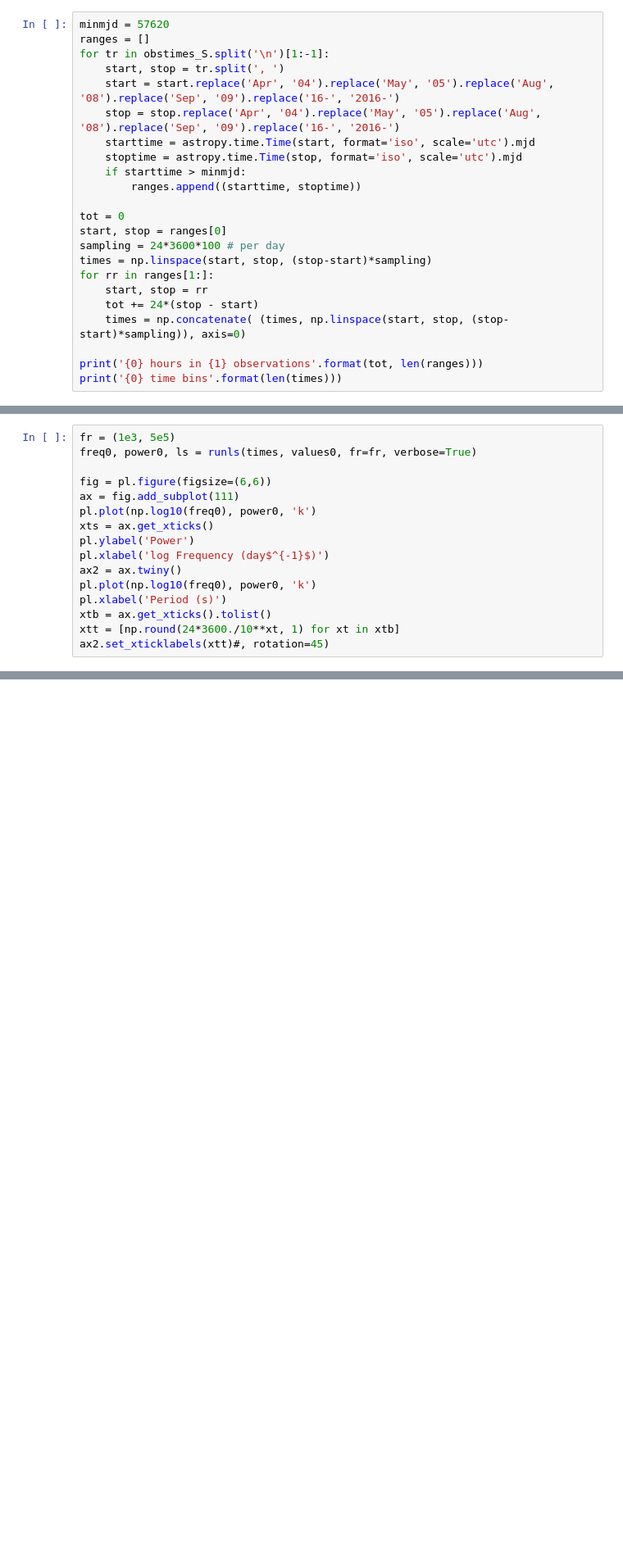
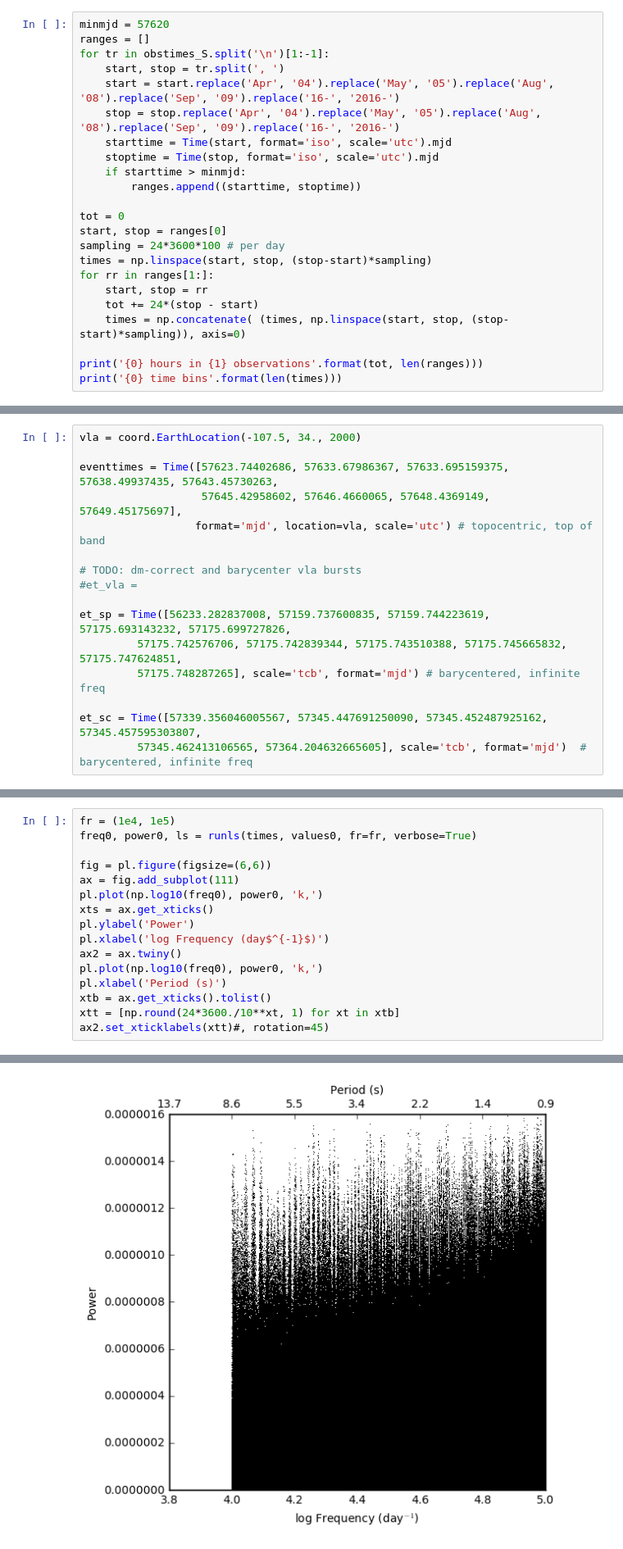
Before and after one commit to caseyjlaw/FRB121102, a Jupyter notebook: temporal_statistics.ipynb, the cells around one changed output, grey strips where cells are left out. Shown at 82% size. Saved outputs shown, nothing was run; the diff lists cells and outputs as text; blank space fills up the shorter version.

Commit message:
getting barycentred times in from published ao data

```diff
--- a/temporal_statistics.ipynb
+++ b/temporal_statistics.ipynb
@@ -75,8 +76,8 @@ for tr in obstimes_S.split('\n')[1:-1]:
     start, stop = tr.split(', ')
     start = start.replace('Apr', '04').replace('May', '05').replace('Aug', '08').replace('Sep', '09').replace('16-', '2016-')
     stop = stop.replace('Apr', '04').replace('May', '05').replace('Aug', '08').replace('Sep', '09').replace('16-', '2016-')
-    starttime = astropy.time.Time(start, format='iso', scale='utc').mjd
-    stoptime = astropy.time.Time(stop, format='iso', scale='utc').mjd
+    starttime = Time(start, format='iso', scale='utc').mjd
+    stoptime = Time(stop, format='iso', scale='utc').mjd
     if starttime > minmjd:
         ranges.append((starttime, stoptime))
 
@@ -97,3 +98,19 @@ eventtimes = [57623.74402686, 57633.67986367, 57633.695159375, 57638.49937435,
+# %%
+vla = coord.EarthLocation(-107.5, 34., 2000)
+
+eventtimes = Time([57623.74402686, 57633.67986367, 57633.695159375, 57638.49937435, 57643.45730263,
+                   57645.42958602, 57646.4660065, 57648.4369149, 57649.45175697],
+                  format='mjd', location=vla, scale='utc') # topocentric, top of band
+
+# TODO: dm-correct and barycenter vla bursts
+#et_vla =
+
+et_sp = Time([56233.282837008, 57159.737600835, 57159.744223619, 57175.693143232, 57175.699727826,
+         57175.742576706, 57175.742839344, 57175.743510388, 57175.745665832, 57175.747624851,
+         57175.748287265], scale='tcb', format='mjd') # barycentered, infinite freq
+
+et_sc = Time([57339.356046005567, 57345.447691250090, 57345.452487925162, 57345.457595303807,
+         57345.462413106565, 57364.204632665605], scale='tcb', format='mjd')  # barycentered, infinite freq
 # %%
 values0 = np.zeros(len(times), dtype=bool)
 for eventtime in eventtimes:
@@ -123,18 +152,19 @@ def runls(times, values, fr=(), verbose=False):
 
     return freq, power, ls
 # %%
-fr = (1e3, 5e5)
+fr = (1e4, 1e5)
 freq0, power0, ls = runls(times, values0, fr=fr, verbose=True)
 
 fig = pl.figure(figsize=(6,6))
 ax = fig.add_subplot(111)
-pl.plot(np.log10(freq0), power0, 'k')
+pl.plot(np.log10(freq0), power0, 'k,')
 xts = ax.get_xticks()
 pl.ylabel('Power')
 pl.xlabel('log Frequency (day$^{-1}$)')
 ax2 = ax.twiny()
-pl.plot(np.log10(freq0), power0, 'k')
+pl.plot(np.log10(freq0), power0, 'k,')
 pl.xlabel('Period (s)')
 xtb = ax.get_xticks().tolist()
 xtt = [np.round(24*3600./10**xt, 1) for xt in xtb]
 ax2.set_xticklabels(xtt)#, rotation=45)
+# %% [output]
@@ -141,3 +179,4 @@ ax2.set_xticklabels(xtt)#, rotation=45)
+[figure, added]
 # %%
 fig = pl.figure(figsize=(6,6))
 ax = fig.add_subplot(111)
```
Also changed, not shown: parts of 12 cells of this notebook.
